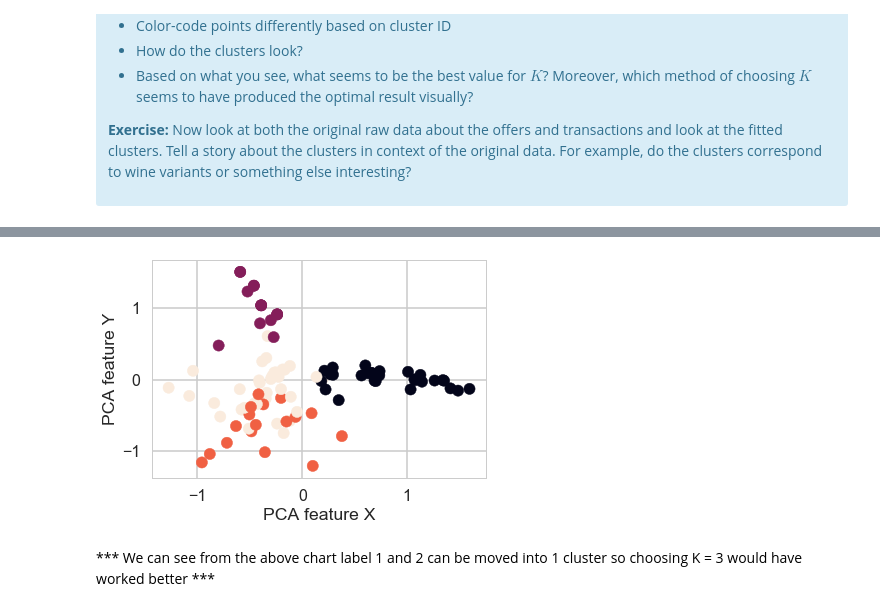
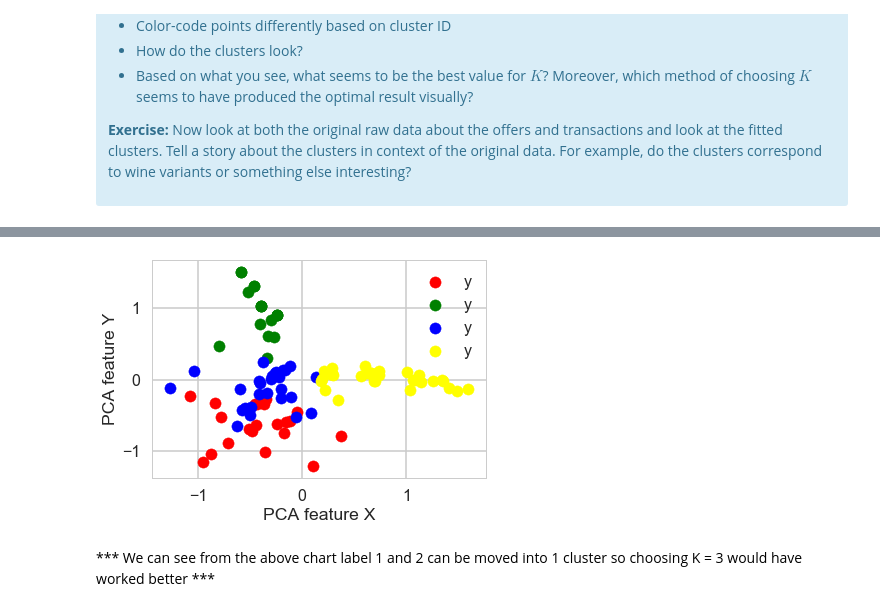
Before and after one commit to ravic1982/Springboard-Exercise, a Jupyter notebook: Mini_Project_Clustering.ipynb, the cells around one changed output, grey strips where cells are left out. Drawn from its saved outputs; the diff is of its cells as text; code cells hidden in the pictures.

```diff
--- a/Mini_Project_Clustering.ipynb
+++ b/Mini_Project_Clustering.ipynb
@@ -358,12 +358,15 @@ df_final.head()
 | 4 | Baker | 2 | 0.088183 | -0.471695 |
 # %%
-plt.scatter(df_final['x'],df_final['y'],c=df_final['label'])
+plt.scatter(df_final[df_final['label'] == 0]['x'],df_final[df_final['label'] == 0]['y'],c='red')
+plt.scatter(df_final[df_final['label'] == 1]['x'],df_final[df_final['label'] == 1]['y'],c='green')
+plt.scatter(df_final[df_final['label'] == 2]['x'],df_final[df_final['label'] == 2]['y'],c='blue')
+plt.scatter(df_final[df_final['label'] == 3]['x'],df_final[df_final['label'] == 3]['y'],c='yellow')
 plt.xlabel('PCA feature X')
 plt.ylabel('PCA feature Y')
-#plt.legend(data=df_final['label'])
+plt.legend()
 plt.show()
 # %% [output]
-[figure, old version]
+[figure, new version]
 # %% [markdown]
 *** We can see from the above chart label 1 and 2 can be moved into 1 cluster so choosing K = 3 would have worked better ***
 # %% [markdown]
```
Also changed, not shown: parts of 12 cells of this notebook.
